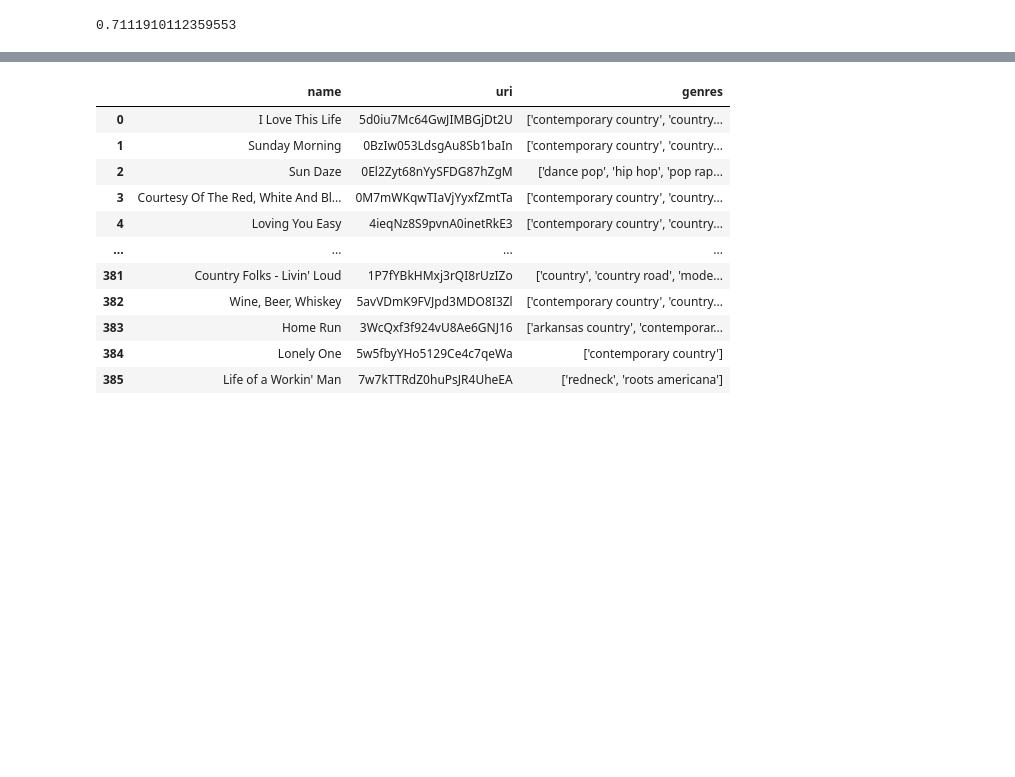
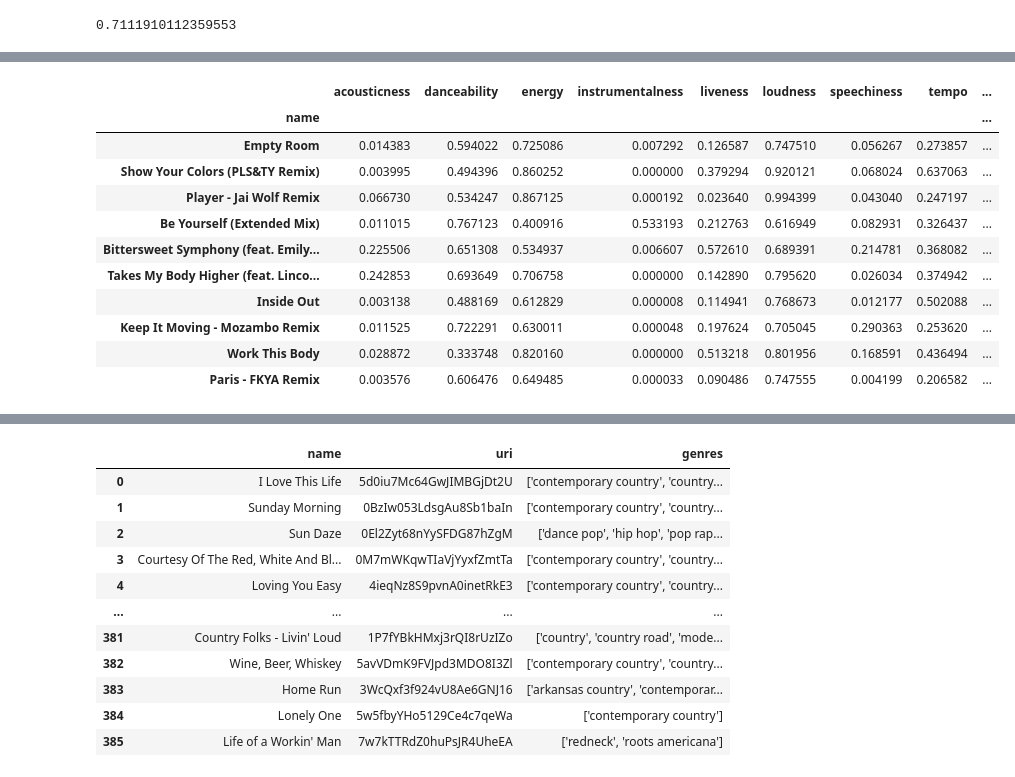
Before and after one commit to michaelmoschitto/AISongRecommender, a Jupyter notebook: AISongRecommenderMike.ipynb, the cells around one changed output, grey strips where cells are left out. Drawn from its saved outputs; the diff is of its cells as text; code cells hidden in the pictures; blank space fills up the shorter version.

```diff
--- a/AISongRecommenderMike.ipynb
+++ b/AISongRecommenderMike.ipynb
@@ -588,0 +874,16 @@ Name: mood, Length: 1332, dtype: object
+# %%
+energeticDF = predictionDF[predictionDF['pctEnergetic']>=.5]
+energeticDF.head(10)
+# %% [output]
+|  | acousticness | danceability | energy | instrumentalness | liveness | loudness | speechiness | tempo | ... |
+| name |  |  |  |  |  |  |  |  | ... |
+| Empty Room | 0.014383 | 0.594022 | 0.725086 | 0.007292 | 0.126587 | 0.747510 | 0.056267 | 0.273857 | ... |
+| Show Your Colors (PLS&TY Remix) | 0.003995 | 0.494396 | 0.860252 | 0.000000 | 0.379294 | 0.920121 | 0.068024 | 0.637063 | ... |
+| Player - Jai Wolf Remix | 0.066730 | 0.534247 | 0.867125 | 0.000192 | 0.023640 | 0.994399 | 0.043040 | 0.247197 | ... |
+| Be Yourself (Extended Mix) | 0.011015 | 0.767123 | 0.400916 | 0.533193 | 0.212763 | 0.616949 | 0.082931 | 0.326437 | ... |
+| Bittersweet Symphony (feat. Emily... | 0.225506 | 0.651308 | 0.534937 | 0.006607 | 0.572610 | 0.689391 | 0.214781 | 0.368082 | ... |
+| Takes My Body Higher (feat. Linco... | 0.242853 | 0.693649 | 0.706758 | 0.000000 | 0.142890 | 0.795620 | 0.026034 | 0.374942 | ... |
+| Inside Out | 0.003138 | 0.488169 | 0.612829 | 0.000008 | 0.114941 | 0.768673 | 0.012177 | 0.502088 | ... |
+| Keep It Moving - Mozambo Remix | 0.011525 | 0.722291 | 0.630011 | 0.000048 | 0.197624 | 0.705045 | 0.290363 | 0.253620 | ... |
+| Work This Body | 0.028872 | 0.333748 | 0.820160 | 0.000000 | 0.513218 | 0.801956 | 0.168591 | 0.436494 | ... |
+| Paris - FKYA Remix | 0.003576 | 0.606476 | 0.649485 | 0.000033 | 0.090486 | 0.747555 | 0.004199 | 0.206582 | ... |
```
Also changed, not shown: parts of 19 cells of this notebook, 7 other files.
